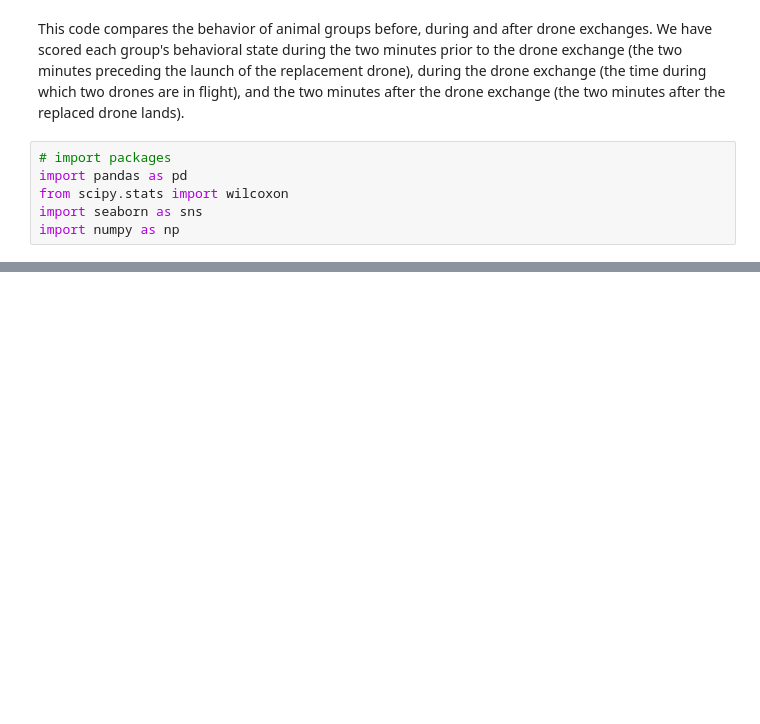
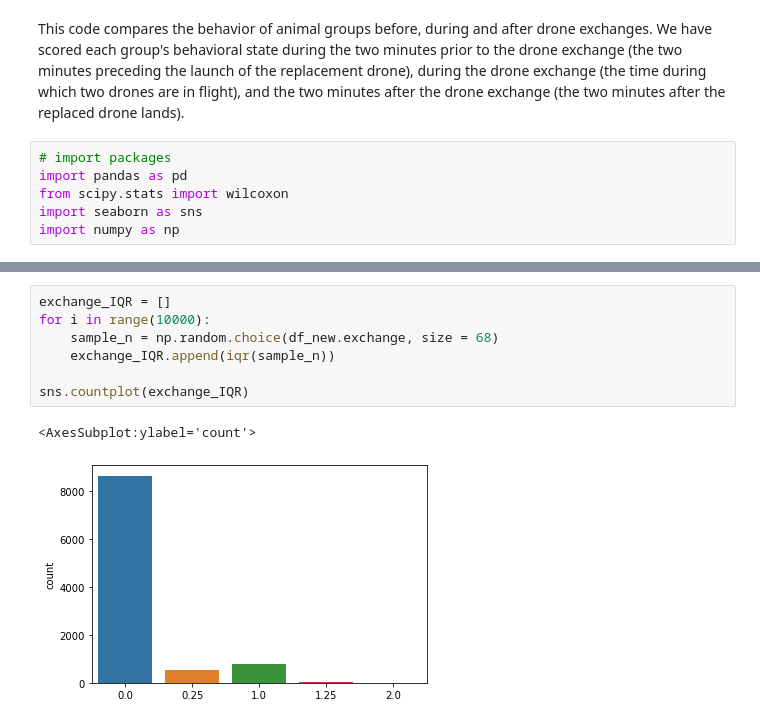
Before and after one commit to BCostelloe/drone-disturbance, a Jupyter notebook: exchange-analysis.ipynb, the cells around one changed output, grey strips where cells are left out. Cells and saved outputs as stored; diff of their text form; blank space fills up the shorter version.

```diff
--- a/exchange-analysis.ipynb
+++ b/exchange-analysis.ipynb
@@ -56,0 +117,10 @@ sns.despine(offset = 10)
+# %%
+exchange_IQR = []
+for i in range(10000):
+    sample_n = np.random.choice(df_new.exchange, size = 68)
+    exchange_IQR.append(iqr(sample_n))
+
+sns.countplot(exchange_IQR)
+# %% [output]
+<AxesSubplot:ylabel='count'>
+[figure, added]
```
Also changed, not shown: parts of 14 cells of this notebook, 3 other files.
